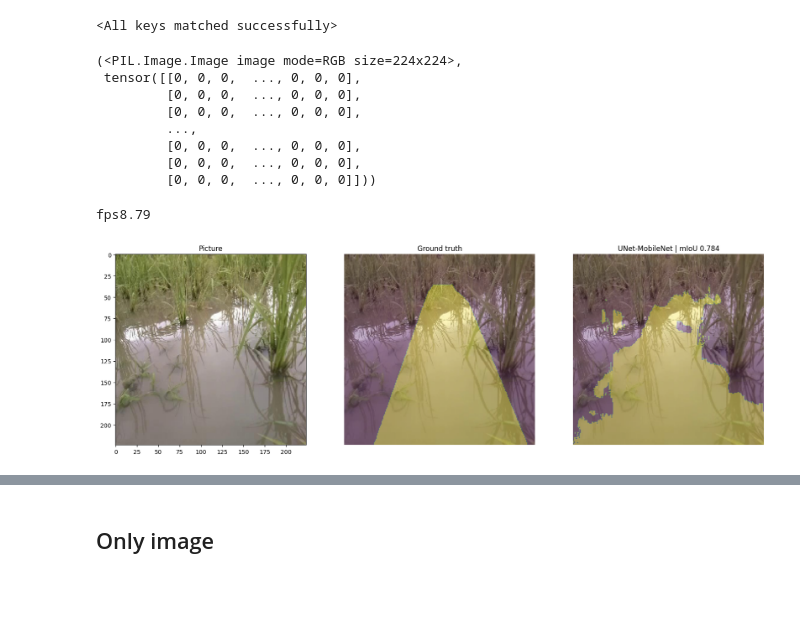
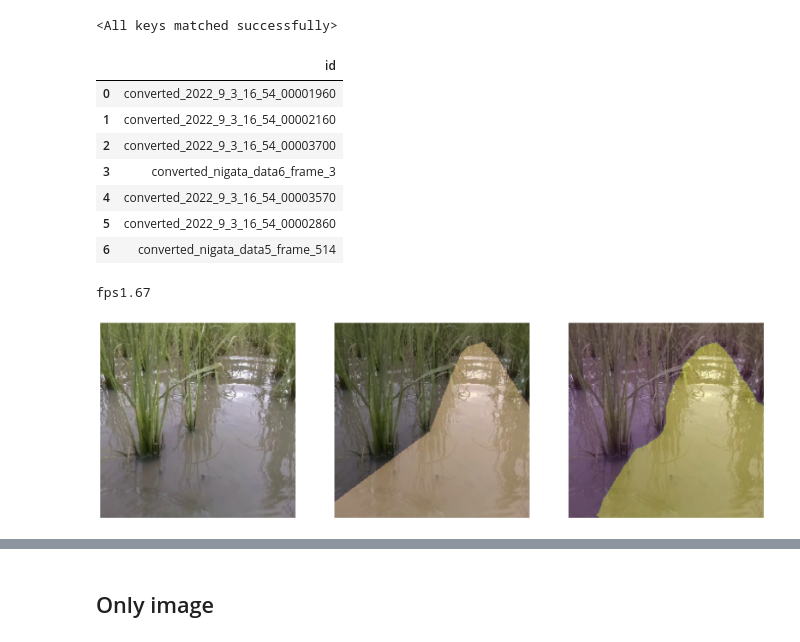
Before and after one commit to Kentaro-Machida/oyone_waterlane_detection, a Jupyter notebook: src/UNet.ipynb, the cells around one changed output, grey strips where cells are left out. Drawn from its saved outputs; the diff is of its cells as text; code cells hidden in the pictures; blank space fills up the shorter version.

```diff
--- a/src/UNet.ipynb
+++ b/src/UNet.ipynb
@@ -213,7 +213,8 @@ HEIGHT = 224
 
 # 学習データのDataAugmentation
 t_train = A.Compose([A.Resize(HEIGHT, WIDTH),
-A.RandomBrightnessContrast(brightness_limit=0.2, contrast_limit=0.2),  #  画像の明るさの変化
+A.RandomBrightnessContrast(brightness_limit=0.5, p=0.5),  #  画像の明るさの変化,
+A.Rotate([-45, 45], p=0.5),
 A.GaussNoise()
 ])
 
@@ -539,11 +603,12 @@ plot_acc(history)
 ## Load and Test Model
 # %%
 class WaterLaneTestDataset(Dataset):
-    def __init__(self, img_path, mask_path, X, transform=None):
+    def __init__(self, img_path, mask_path, X, transform=None, test_score=None):
         self.img_path = img_path
         self.mask_path = mask_path
         self.X = X
         self.transform = transform
+        self.test_score = test_score
 
     def __len__(self):
         return len(self.X)
@@ -562,12 +627,19 @@ class WaterLaneTestDataset(Dataset):
         if self.transform is None:
             img = Image.fromarray(img)
 
+        # テストデータ全体のスコアを見る際には, tensorにしておく
+        if self.test_score is not None:
+            mean=[0.485, 0.456, 0.406]
+            std=[0.229, 0.224, 0.225]
+            t = T.Compose([T.ToTensor(), T.Normalize(mean, std)])
+            img = t(img)
+
         mask = torch.from_numpy(mask).long()
 
 
         return img, mask
 # %%
-STATE_DICT_PATH = '../trained_models/956_dataset/Unet-Mobilenet_v2_mIoU-0.939.pt'
+STATE_DICT_PATH = '/Users/machidakentarou/GitHub/oyone_waterlane_detection/trained_models/iriomote_train_224_5d_12_17/Unet-Mobilenet_v2_mIoU-0.936.pt'
 
 model = smp.Unet(
     'mobilenet_v2',
@@ -581,18 +653,21 @@ model.load_state_dict(torch.load(STATE_DICT_PATH))
 # %% [output]
 <All keys matched successfully>
 # %%
+TEST_IMAGE_PATH = '/Users/machidakentarou/GitHub/oyone_waterlane_detection/samples/paper_sampls/JPEGImages/'
+TEST_MASK_PATH = '/Users/machidakentarou/GitHub/oyone_waterlane_detection/samples/paper_sampls/SegmentationClassPNG/'
+df_test = create_df(TEST_IMAGE_PATH)
 t_test = A.Resize(HEIGHT,WIDTH, interpolation=cv2.INTER_NEAREST)
 test_set = WaterLaneTestDataset(TEST_IMAGE_PATH, TEST_MASK_PATH, df_test, transform=t_test)
-test_set.__getitem__(0)
+df_test
 # %% [output]
-(<PIL.Image.Image image mode=RGB size=224x224>,
- tensor([[0, 0, 0,  ..., 0, 0, 0],
-         [0, 0, 0,  ..., 0, 0, 0],
-         [0, 0, 0,  ..., 0, 0, 0],
-         ...,
-         [0, 0, 0,  ..., 0, 0, 0],
-         [0, 0, 0,  ..., 0, 0, 0],
-         [0, 0, 0,  ..., 0, 0, 0]]))
+|  | id |
+| 0 | converted_2022_9_3_16_54_00001960 |
+| 1 | converted_2022_9_3_16_54_00002160 |
+| 2 | converted_2022_9_3_16_54_00003700 |
+| 3 | converted_nigata_data6_frame_3 |
+| 4 | converted_2022_9_3_16_54_00003570 |
+| 5 | converted_2022_9_3_16_54_00002860 |
+| 6 | converted_nigata_data5_frame_514 |
 # %%
 def predict_image_mask_miou(model, image, mask, mean=[0.485, 0.456, 0.406], std=[0.229, 0.224, 0.225]):
     model.eval()
@@ -628,24 +703,27 @@ def predict_image_mask_pixel(model, image, mask, mean=[0.485, 0.456, 0.406], std
         masked = masked.cpu().squeeze(0)  # バッチ次元を削除
     return masked, acc
 # %%
-image, mask = test_set[36]
+# Output with a Ground Truth image.
+image, mask = test_set[2]
 start = time.time()  # 計算時間
 pred_mask, score = predict_image_mask_miou(model, image, mask)
 end  = time.time()  # 計算時間
+pred_mask, acc = predict_image_mask_pixel(model, image, mask)
 fig, (ax1, ax2, ax3) = plt.subplots(1,3, figsize=(20,10))
 ax1.imshow(image)
-ax1.set_title('Picture')
+# ax1.set_title('Input')
+ax1.set_axis_off()
 
 ax2.imshow(image)
-ax2.imshow(mask, alpha=0.3)
-ax2.set_title('Ground truth')
+ax2.imshow(mask,cmap='copper', alpha=0.3)
+# ax2.set_title('Ground truth')
 ax2.set_axis_off()
 
 ax3.imshow(image)
 ax3.imshow(pred_mask, alpha=0.3)
-ax3.set_title('UNet-MobileNet | mIoU {:.3f}'.format(score))
+# ax3.set_title('UNet-MobileNet | IoU {:.3f} | accuracy {:.3f}'.format(score, acc))
 ax3.set_axis_off()
 print('fps{}'.format(str(np.round(1/(end - start), 2))))
 # %% [output]
-fps8.79
+fps1.67
-[figure, old version]
+[figure, new version]
```
Also changed, not shown: parts of 17 cells of this notebook, 36 other files.
